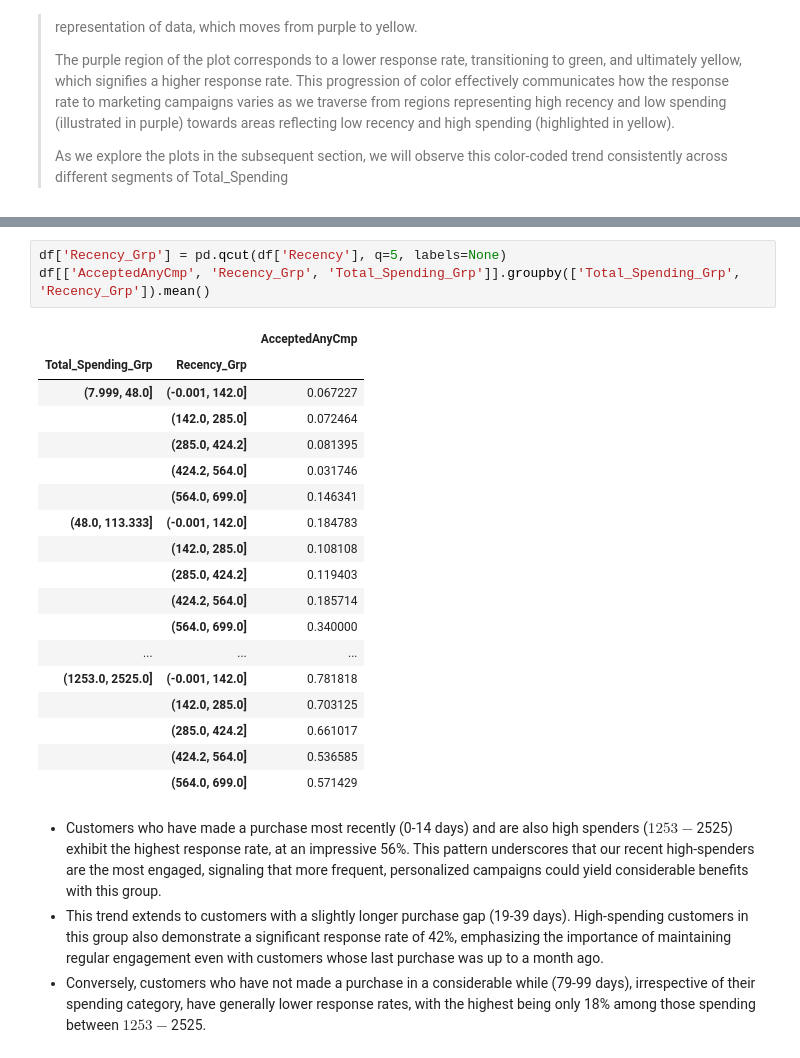
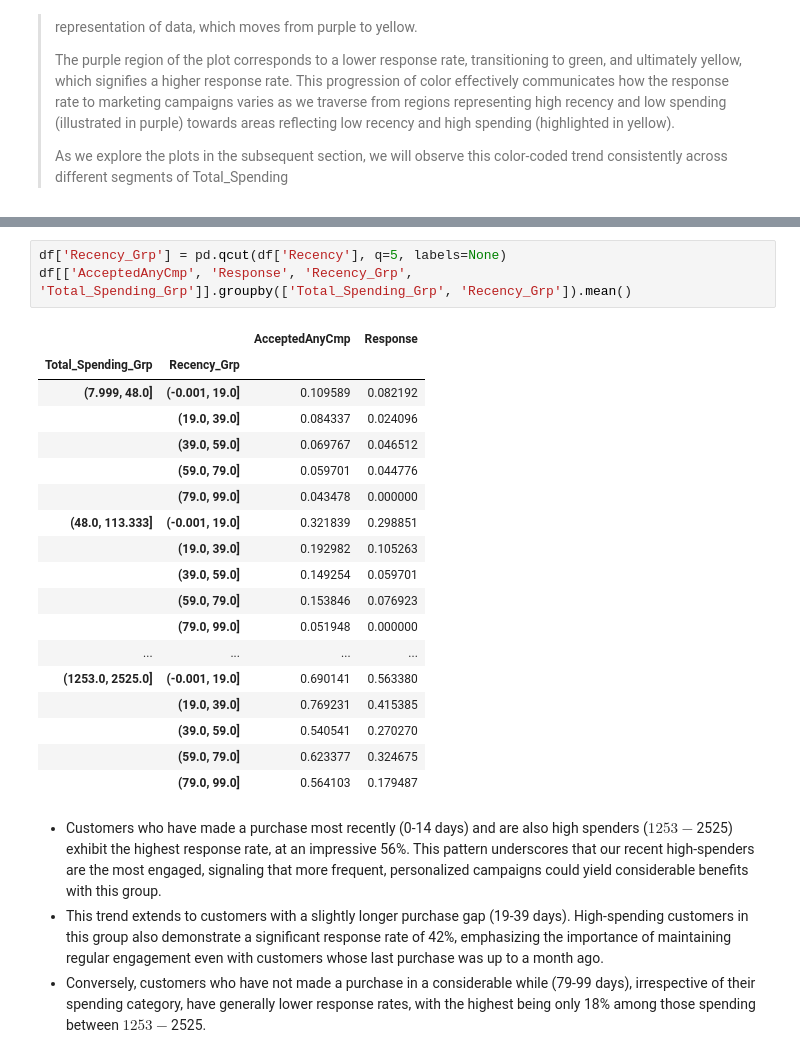
Before and after one commit to ramdhanhdy/DS_Project, a Jupyter notebook: Optimizing Customer Segmentation/RFM Analysis.ipynb, the cells around one changed output, grey strips where cells are left out. Cells and saved outputs as stored; diff of their text form.

```diff
--- a/Optimizing Customer Segmentation/RFM Analysis.ipynb
+++ b/Optimizing Customer Segmentation/RFM Analysis.ipynb
@@ -1030,25 +1033,25 @@ plot_prob_contour_map(df.Total_Spending, df.Recency, df.AcceptedAnyCmp, use_quar
 # %%
 df['Recency_Grp'] = pd.qcut(df['Recency'], q=5, labels=None)
-df[['AcceptedAnyCmp', 'Recency_Grp', 'Total_Spending_Grp']].groupby(['Total_Spending_Grp', 'Recency_Grp']).mean()
+df[['AcceptedAnyCmp', 'Response', 'Recency_Grp', 'Total_Spending_Grp']].groupby(['Total_Spending_Grp', 'Recency_Grp']).mean()
 # %% [output]
-|  |  | AcceptedAnyCmp |
-| Total_Spending_Grp | Recency_Grp |  |
-| (7.999, 48.0] | (-0.001, 142.0] | 0.067227 |
-|  | (142.0, 285.0] | 0.072464 |
-|  | (285.0, 424.2] | 0.081395 |
-|  | (424.2, 564.0] | 0.031746 |
-|  | (564.0, 699.0] | 0.146341 |
-| (48.0, 113.333] | (-0.001, 142.0] | 0.184783 |
-|  | (142.0, 285.0] | 0.108108 |
-|  | (285.0, 424.2] | 0.119403 |
-|  | (424.2, 564.0] | 0.185714 |
-|  | (564.0, 699.0] | 0.340000 |
-| ... | ... | ... |
-| (1253.0, 2525.0] | (-0.001, 142.0] | 0.781818 |
-|  | (142.0, 285.0] | 0.703125 |
-|  | (285.0, 424.2] | 0.661017 |
-|  | (424.2, 564.0] | 0.536585 |
-|  | (564.0, 699.0] | 0.571429 |
+|  |  | AcceptedAnyCmp | Response |
+| Total_Spending_Grp | Recency_Grp |  |  |
+| (7.999, 48.0] | (-0.001, 19.0] | 0.109589 | 0.082192 |
+|  | (19.0, 39.0] | 0.084337 | 0.024096 |
+|  | (39.0, 59.0] | 0.069767 | 0.046512 |
+|  | (59.0, 79.0] | 0.059701 | 0.044776 |
+|  | (79.0, 99.0] | 0.043478 | 0.000000 |
+| (48.0, 113.333] | (-0.001, 19.0] | 0.321839 | 0.298851 |
+|  | (19.0, 39.0] | 0.192982 | 0.105263 |
+|  | (39.0, 59.0] | 0.149254 | 0.059701 |
+|  | (59.0, 79.0] | 0.153846 | 0.076923 |
+|  | (79.0, 99.0] | 0.051948 | 0.000000 |
+| ... | ... | ... | ... |
+| (1253.0, 2525.0] | (-0.001, 19.0] | 0.690141 | 0.563380 |
+|  | (19.0, 39.0] | 0.769231 | 0.415385 |
+|  | (39.0, 59.0] | 0.540541 | 0.270270 |
+|  | (59.0, 79.0] | 0.623377 | 0.324675 |
+|  | (79.0, 99.0] | 0.564103 | 0.179487 |
 # %% [markdown]
 - Customers who have made a purchase most recently (0-14 days) and are also high spenders ($1253-$2525) exhibit the highest response rate, at an impressive 56%. This pattern underscores that our recent high-spenders are the most engaged, signaling that more frequent, personalized campaigns could yield considerable benefits with this group.
 - This trend extends to customers with a slightly longer purchase gap (19-39 days). High-spending customers in this group also demonstrate a significant response rate of 42%, emphasizing the importance of maintaining regular engagement even with customers whose last purchase was up to a month ago.
```
Also changed, not shown: parts of 13 cells of this notebook.
